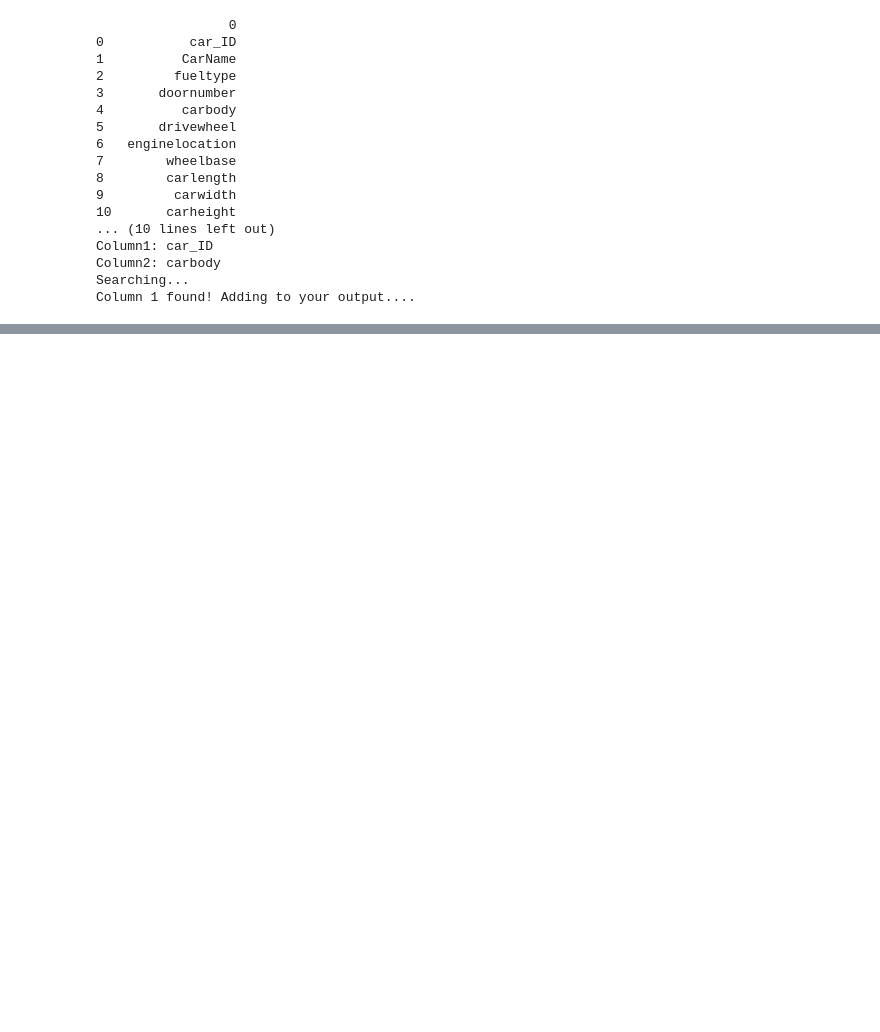
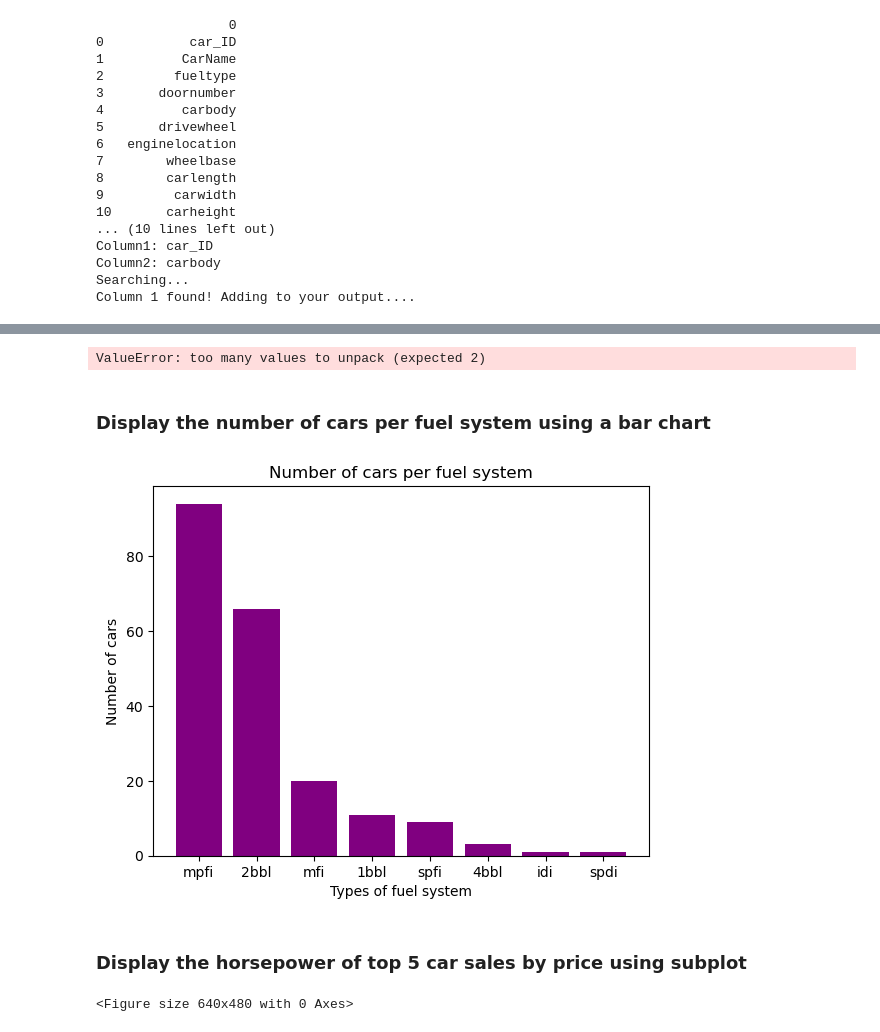
Before and after one commit to kim-b3rly/CarSales-analytics, a Jupyter notebook: main.ipynb, the cells around one changed output, grey strips where cells are left out. Drawn from its saved outputs; the diff is of its cells as text; code cells hidden in the pictures; blank space fills up the shorter version.

```diff
--- a/main.ipynb
+++ b/main.ipynb
@@ -270,0 +291,6 @@ df_carbody_grouped2.sum()
+# %%
+#find the average mpg
+
+car_df["avergempg"] = (car_df['citympg']+ car_df['highwaympg'])/2
+
+car_df.head(5)
@@ -270,0 +318,42 @@ df_carbody_grouped2.sum()
+# %%
+for group, group_index in df_fuel_grouped:
+    print(f"Group: {group}")
+    print(group_index)
+# %% [output]
+ValueError: too many values to unpack (expected 2)
+# %% [markdown]
+### Display the number of cars per fuel system using a bar chart
+# %%
+import matplotlib.pyplot as plt
+
+#extracting data for the y axis and x axis
+
+#y axis will be the count for each fuel system
+fsystem_count=car_df['fuelsystem'].value_counts()
+
+#x axis will be each fuel system
+fuel_system=car_df['fuelsystem'].unique()
+
+#plotting the bar chart
+
+fig=plt.figure()
+
+plt.bar(fuel_system,fsystem_count,color='purple')
+
+plt.xlabel("Types of fuel system")
+plt.ylabel("Number of cars")
+
+plt.title("Number of cars per fuel system")
+
+plt.show() # show the graph
+# %% [output]
+[figure, added]
+# %% [markdown]
+### Display the horsepower of top 5 car sales by price using subplot
+# %%
+import matplotlib.pyplot as plt
+import seaborn as sns
+
+fig=plt.figure()
+# %% [output]
+<Figure size 640x480 with 0 Axes>
```
Also changed, not shown: parts of 32 cells of this notebook.
